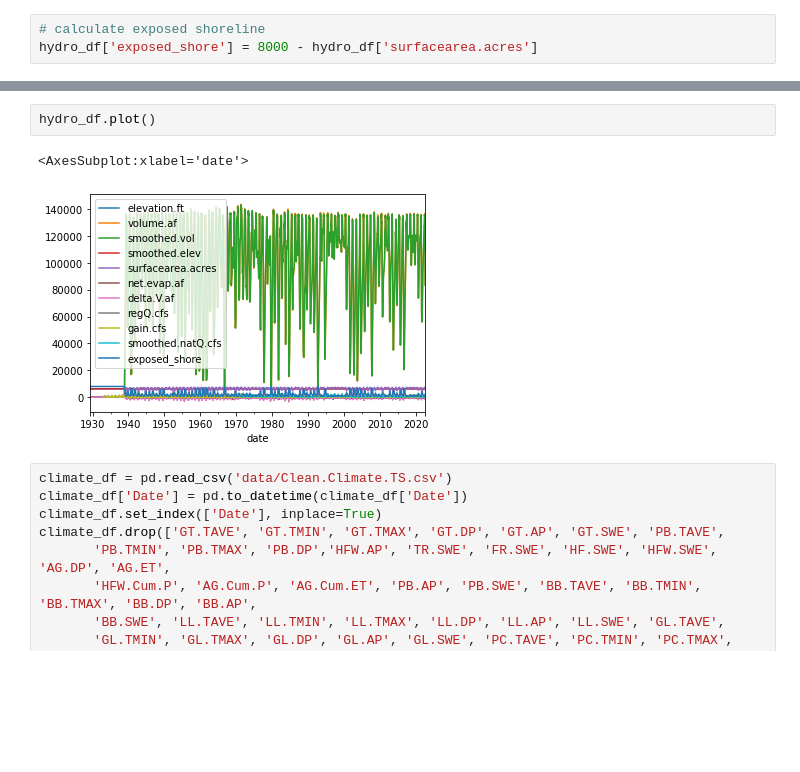
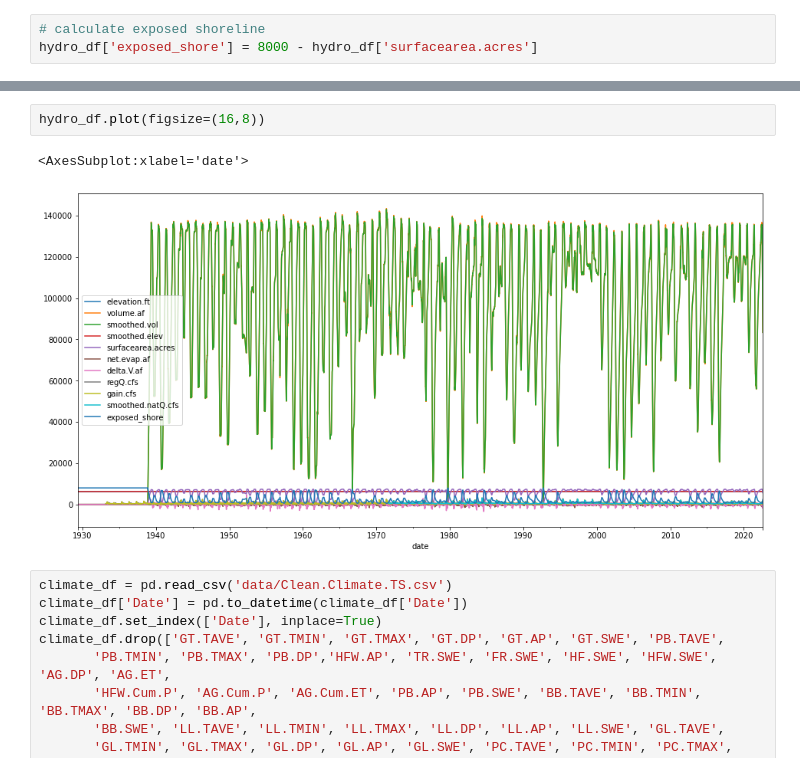
Before and after one commit to Krispy3/HFF_Water, a Jupyter notebook: scratch.ipynb, the cells around one changed output, grey strips where cells are left out. Saved outputs shown, nothing was run; the diff lists cells and outputs as text; blank space fills up the shorter version.

Commit message:
opened a can of worms, imported the previously cleaned data, preliminary visualizations

```diff
--- a/scratch.ipynb
+++ b/scratch.ipynb
@@ -118,8 +180,8 @@ hydro_df['exposed_shore'] = 8000 - hydro_df['surfacearea.acres']
 # %%
-hydro_df.plot()
+hydro_df.plot(figsize=(16,8))
 # %% [output]
 <AxesSubplot:xlabel='date'>
-[figure, old version]
+[figure, new version]
 # %%
 climate_df = pd.read_csv('data/Clean.Climate.TS.csv')
 climate_df['Date'] = pd.to_datetime(climate_df['Date'])
```
Also changed, not shown: parts of 25 cells of this notebook.
